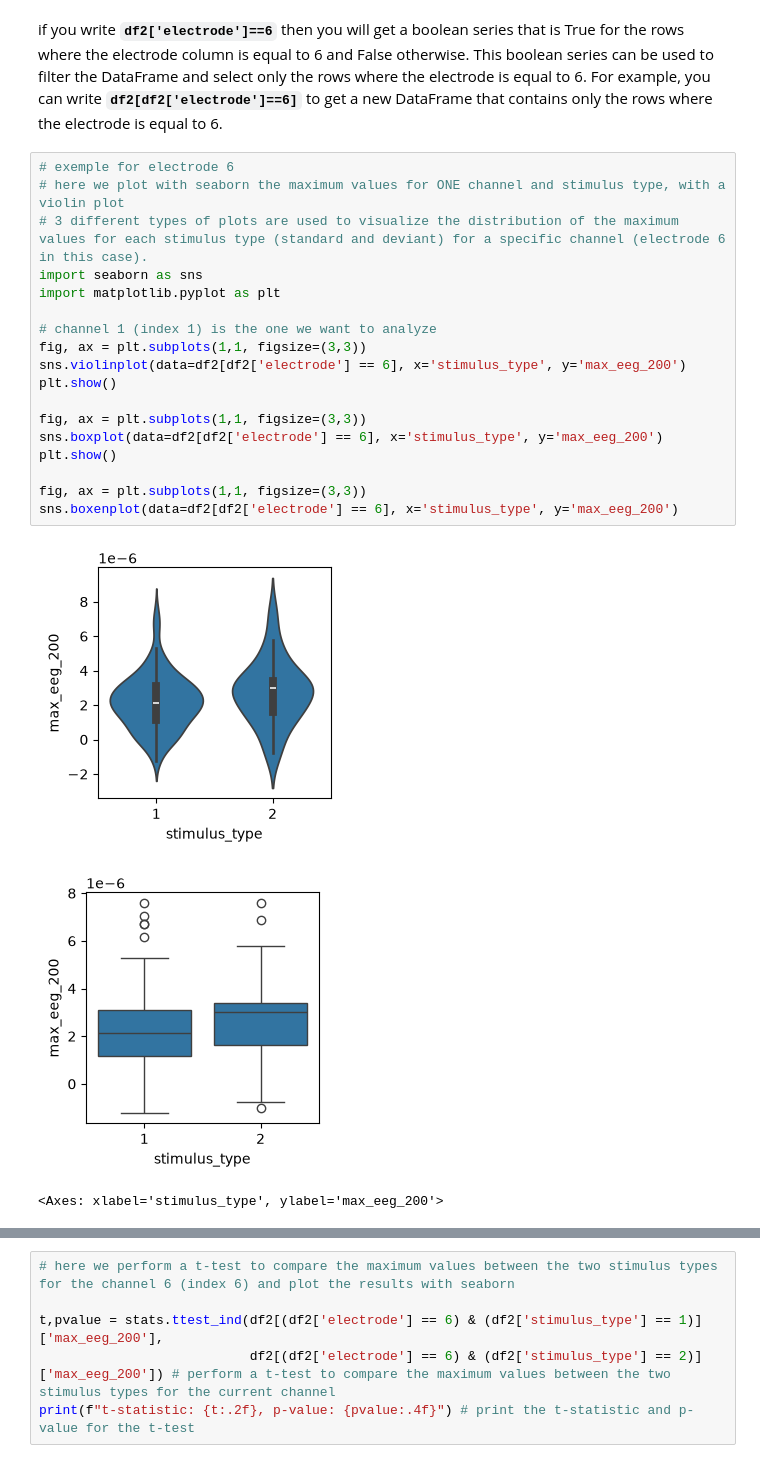
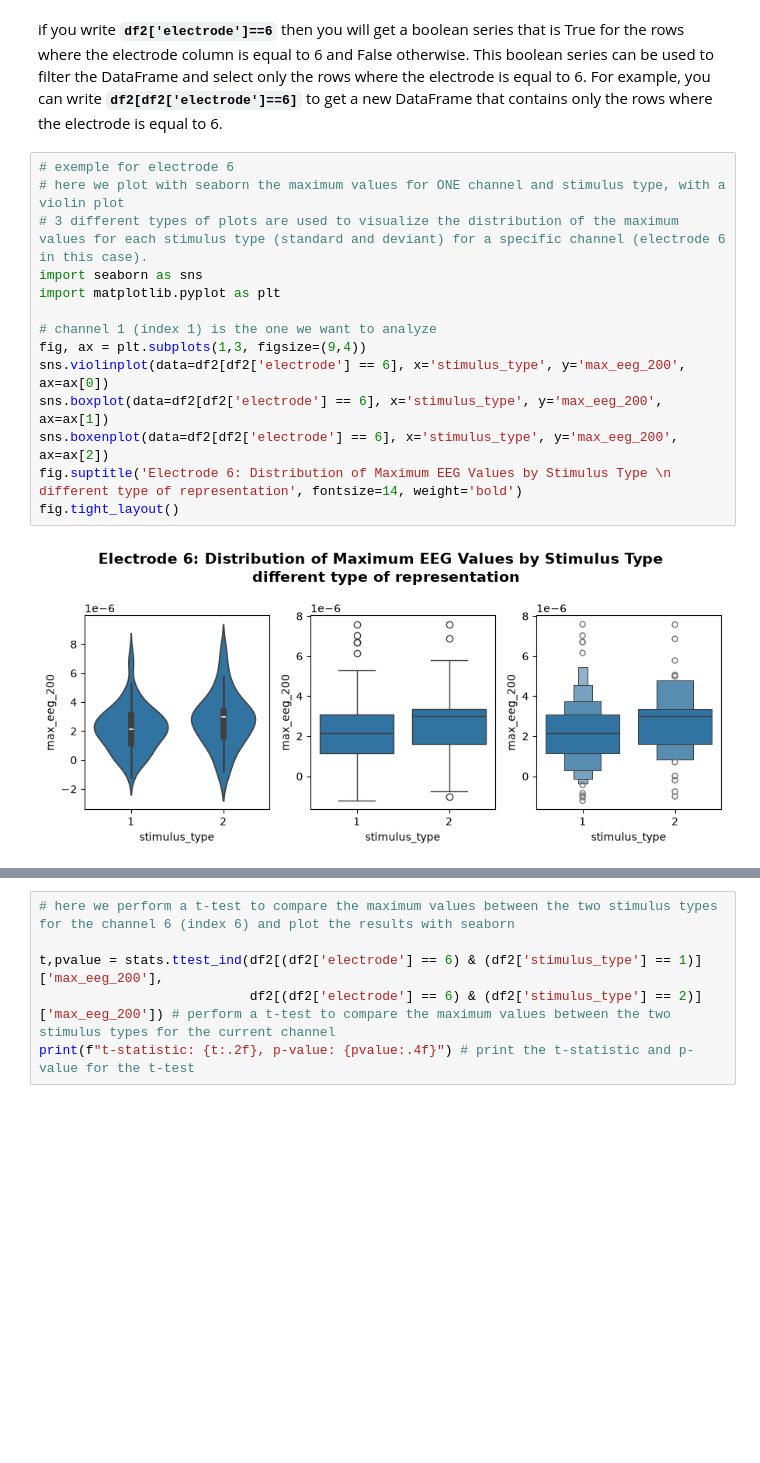
Before and after one commit to nicolascatz/M1_EEG_Project, a Jupyter notebook: scripts/DA1_TD1_Garrido_from_process_to_analysis_students.ipynb, the cells around one changed output, grey strips where cells are left out. Drawn from its saved outputs; the diff is of its cells as text; blank space fills up the shorter version.

```diff
--- a/scripts/DA1_TD1_Garrido_from_process_to_analysis_students.ipynb
+++ b/scripts/DA1_TD1_Garrido_from_process_to_analysis_students.ipynb
@@ -489,22 +503,16 @@ This boolean series can be used to filter the DataFrame and select only the rows
 # %%
 # exemple for electrode 6
 # here we plot with seaborn the maximum values for ONE channel and stimulus type, with a violin plot
 # 3 different types of plots are used to visualize the distribution of the maximum values for each stimulus type (standard and deviant) for a specific channel (electrode 6 in this case).
 import seaborn as sns
 import matplotlib.pyplot as plt
 
 # channel 1 (index 1) is the one we want to analyze
-fig, ax = plt.subplots(1,1, figsize=(3,3))
-sns.violinplot(data=df2[df2['electrode'] == 6], x='stimulus_type', y='max_eeg_200')
-plt.show()
-
-fig, ax = plt.subplots(1,1, figsize=(3,3))
-sns.boxplot(data=df2[df2['electrode'] == 6], x='stimulus_type', y='max_eeg_200')
-plt.show()
-
-fig, ax = plt.subplots(1,1, figsize=(3,3))
-sns.boxenplot(data=df2[df2['electrode'] == 6], x='stimulus_type', y='max_eeg_200')
+fig, ax = plt.subplots(1,3, figsize=(9,4))
+sns.violinplot(data=df2[df2['electrode'] == 6], x='stimulus_type', y='max_eeg_200', ax=ax[0])
+sns.boxplot(data=df2[df2['electrode'] == 6], x='stimulus_type', y='max_eeg_200', ax=ax[1])
+sns.boxenplot(data=df2[df2['electrode'] == 6], x='stimulus_type', y='max_eeg_200', ax=ax[2])
+fig.suptitle('Electrode 6: Distribution of Maximum EEG Values by Stimulus Type \n different type of representation', fontsize=14, weight='bold')
+fig.tight_layout()
 # %% [output]
-[figure, old version]
+[figure, new version]
-[figure, removed]
-<Axes: xlabel='stimulus_type', ylabel='max_eeg_200'>
```
Also changed, not shown: parts of 9 cells of this notebook, 1 other file.
